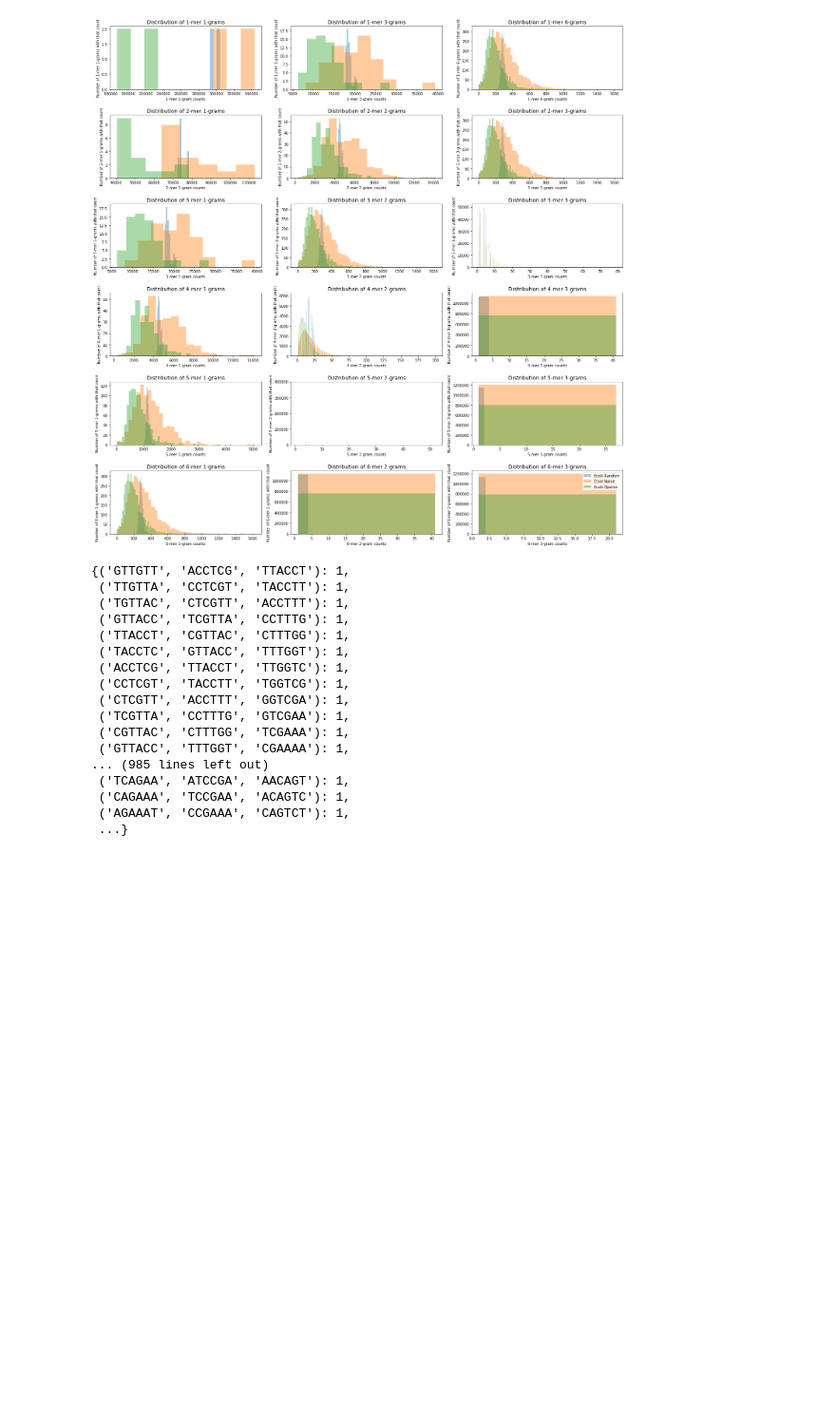
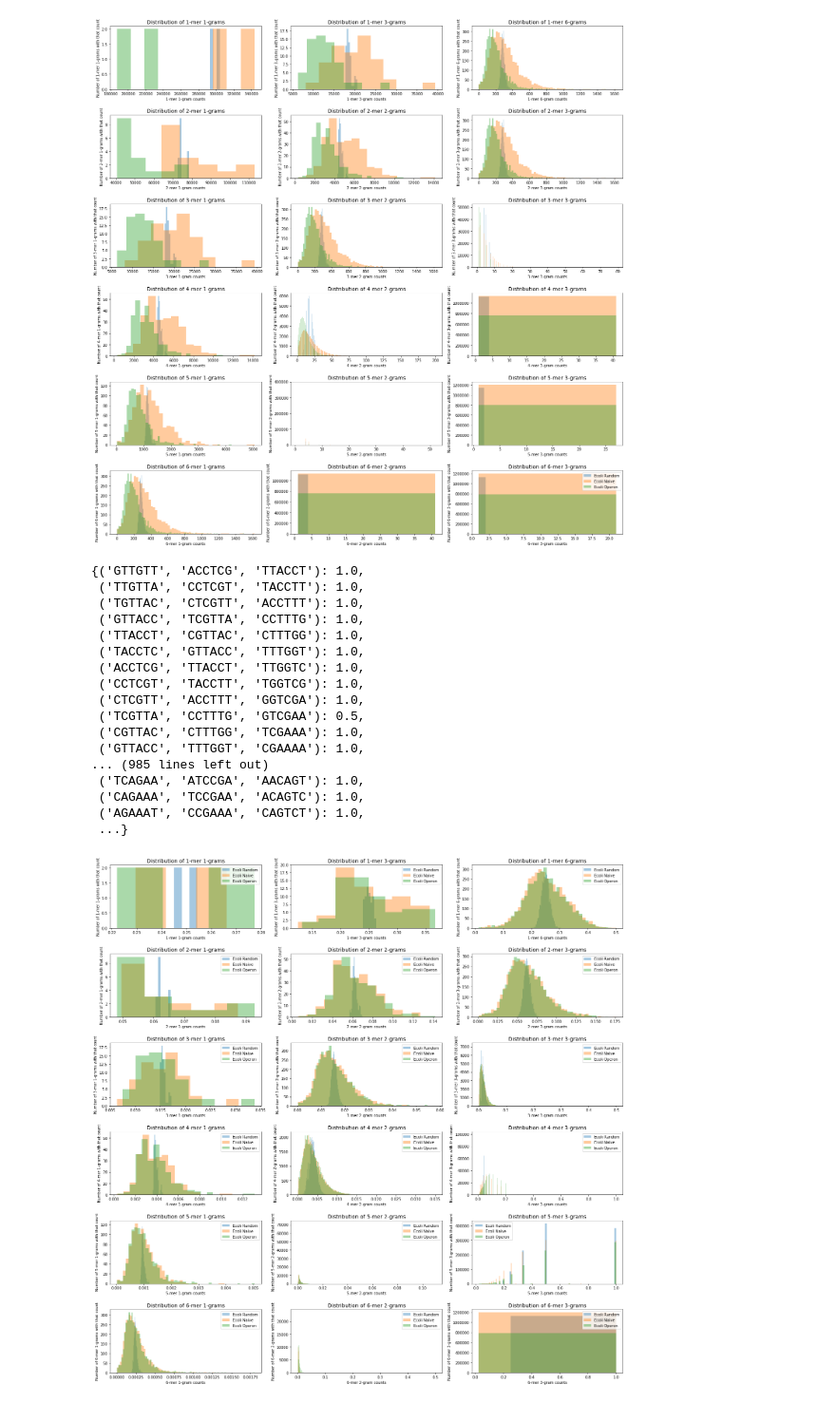
Before and after one commit to erinhwilson/regulatory-dna-perplexity, a Jupyter notebook: promoter_perplexity.ipynb, the cells around one changed output. Shown: that part at 95% size. Saved outputs shown, nothing was run; the diff lists cells and outputs as text; code cells hidden in the pictures; blank space fills up the shorter version.

```diff
--- a/promoter_perplexity.ipynb
+++ b/promoter_perplexity.ipynb
@@ -710,11 +729,15 @@ f
 # check mer count distributions across model params
 # %%
 def model_grid(promoter_set, p_set_name, model_combos):
+    '''
+    For a given promoter set, loop through all the k,n model combinations
+    and calculate the n-gram frequencies
+    '''
     kn_model_results = {}
 
     for (k, n) in model_combos:
         print("Running %i-mer %i-grams for %s" %(k,n,p_set_name))
-        _,num_dict,denom_dict,freq_dict = make_kmer_ngrams(promoter_set, k, n)
+        _,num_dict,denom_dict,freq_dict = make_kmer_ngram_langmodel(promoter_set, k, n)
 
         res = {}
         res['num'] = num_dict
@@ -813,23 +836,52 @@ hist_grid(model_combos,all_results, 6, 3)
 # %% [output]
 [figure]
 # %%
-all_results['Ecoli Operon'][(6,3)]['num']
+all_results['Ecoli Operon'][(6,3)]['freq']
 # %% [output]
-{('GTTGTT', 'ACCTCG', 'TTACCT'): 1,
- ('TTGTTA', 'CCTCGT', 'TACCTT'): 1,
- ('TGTTAC', 'CTCGTT', 'ACCTTT'): 1,
- ('GTTACC', 'TCGTTA', 'CCTTTG'): 1,
- ('TTACCT', 'CGTTAC', 'CTTTGG'): 1,
- ('TACCTC', 'GTTACC', 'TTTGGT'): 1,
- ('ACCTCG', 'TTACCT', 'TTGGTC'): 1,
- ('CCTCGT', 'TACCTT', 'TGGTCG'): 1,
- ('CTCGTT', 'ACCTTT', 'GGTCGA'): 1,
- ('TCGTTA', 'CCTTTG', 'GTCGAA'): 1,
- ('CGTTAC', 'CTTTGG', 'TCGAAA'): 1,
- ('GTTACC', 'TTTGGT', 'CGAAAA'): 1,
+{('GTTGTT', 'ACCTCG', 'TTACCT'): 1.0,
+ ('TTGTTA', 'CCTCGT', 'TACCTT'): 1.0,
+ ('TGTTAC', 'CTCGTT', 'ACCTTT'): 1.0,
+ ('GTTACC', 'TCGTTA', 'CCTTTG'): 1.0,
+ ('TTACCT', 'CGTTAC', 'CTTTGG'): 1.0,
+ ('TACCTC', 'GTTACC', 'TTTGGT'): 1.0,
+ ('ACCTCG', 'TTACCT', 'TTGGTC'): 1.0,
+ ('CCTCGT', 'TACCTT', 'TGGTCG'): 1.0,
+ ('CTCGTT', 'ACCTTT', 'GGTCGA'): 1.0,
+ ('TCGTTA', 'CCTTTG', 'GTCGAA'): 0.5,
+ ('CGTTAC', 'CTTTGG', 'TCGAAA'): 1.0,
+ ('GTTACC', 'TTTGGT', 'CGAAAA'): 1.0,
 ... (985 lines left out)
- ('TCAGAA', 'ATCCGA', 'AACAGT'): 1,
- ('CAGAAA', 'TCCGAA', 'ACAGTC'): 1,
- ('AGAAAT', 'CCGAAA', 'CAGTCT'): 1,
+ ('TCAGAA', 'ATCCGA', 'AACAGT'): 1.0,
+ ('CAGAAA', 'TCCGAA', 'ACAGTC'): 1.0,
+ ('AGAAAT', 'CCGAAA', 'CAGTCT'): 1.0,
  ...}
+# %%
+def hist_grid_freq(model_combos,p_set_results, num_rows, num_cols):
+    # Create a small multiples plot of distribution across model grid
+    fig, axes = plt.subplots(nrows=num_rows, ncols=num_cols, figsize=(20,20))
+    axes_list = [item for sublist in axes for item in sublist]
+
+    for k,n in model_combos:
+        ax = axes_list.pop(0)
+        for p_set in p_set_results: # dictionary of p-sets with all model combos
+            res = p_set_results[p_set]
+            # get the numerator counts to plot
+            data = [res[(k,n)]['freq'][x] for x in res[(k,n)]['num']]
+            # plot in ax
+            ax.hist(data,label=p_set, alpha=0.4, bins='auto')
+            ax.legend()
+
+        ax.set_title("Distribution of %i-mer %i-grams" % (k,n), fontsize=14)
+        ax.set_xlabel("%i-mer %i-gram counts" % (k,n))
+        ax.set_ylabel("Number of %i-mer %i-grams with that count" % (k,n))
+
+    for ax in axes_list:
+        ax.remove()
+
+
+    plt.tight_layout()
+# %%
+hist_grid_freq(model_combos,all_results, 6, 3)
+# %% [output]
+[figure, added]
 # %%
```
Also changed, not shown: parts of 18 cells of this notebook.
